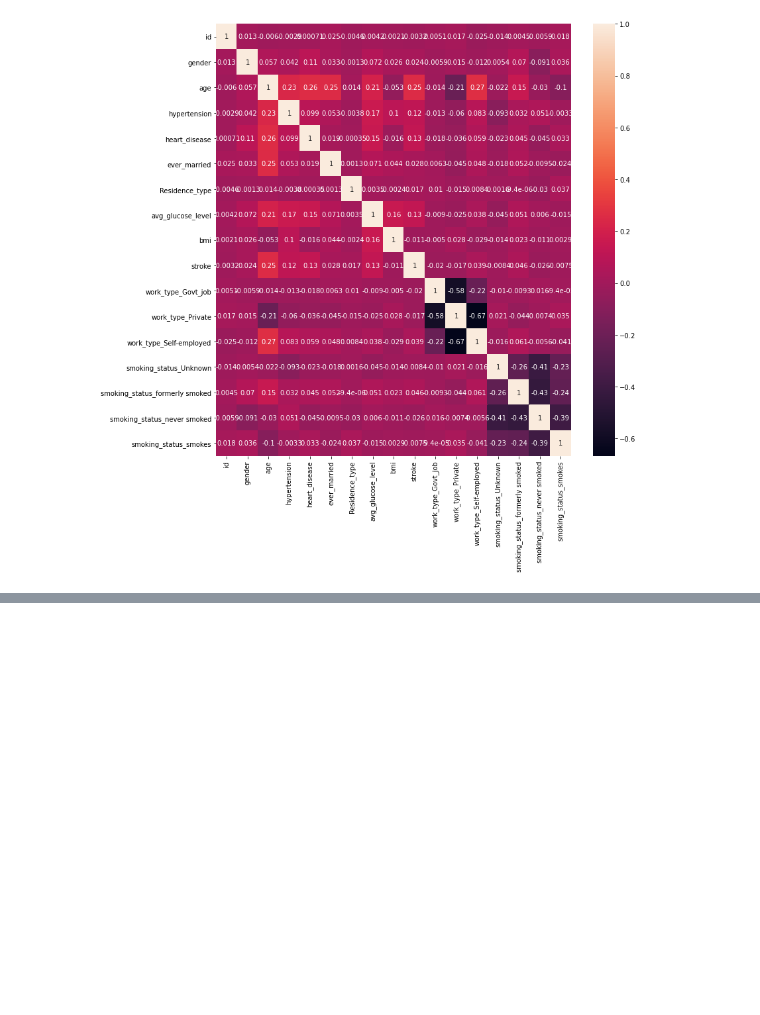
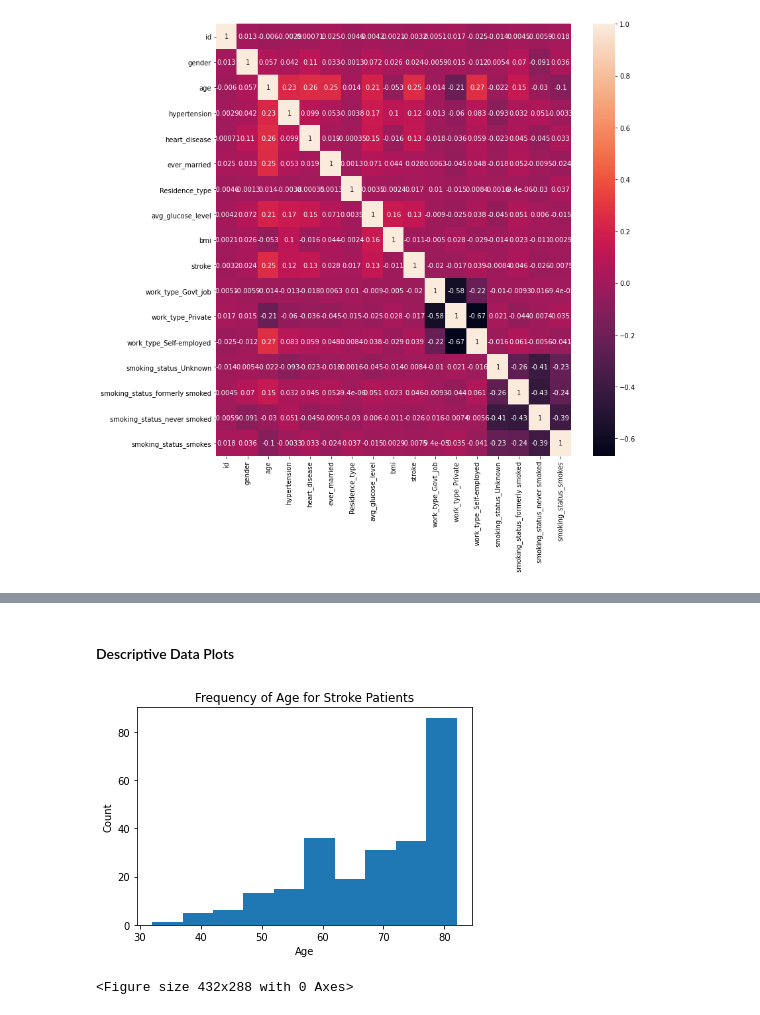
Before and after one commit to britt-emm/CGGroupProject, a Jupyter notebook: Final_Project/Stroke_Preprocessing.ipynb, the cells around one changed output, grey strips where cells are left out. Cells and saved outputs as stored; diff of their text form; code cells hidden in the pictures; blank space fills up the shorter version.

```diff
--- a/Final_Project/stroke_2nd_draft.ipynb
+++ b/Final_Project/Stroke_Preprocessing.ipynb
@@ -428,0 +447,14 @@ plt.show()
+# %% [markdown]
+#### Descriptive Data Plots
+# %%
+# Histogram of ages for stroke victims
+
+plt.hist(just_stroke['age'])
+plt.xlabel("Age")
+plt.ylabel('Count')
+plt.title("Frequency of Age for Stroke Patients")
+plt.show()
+plt.savefig("Freq_stroke_age.png")
+# %% [output]
+[figure, added]
+<Figure size 432x288 with 0 Axes>
```
Also changed, not shown: parts of 2 cells of this notebook, 3 other files.
